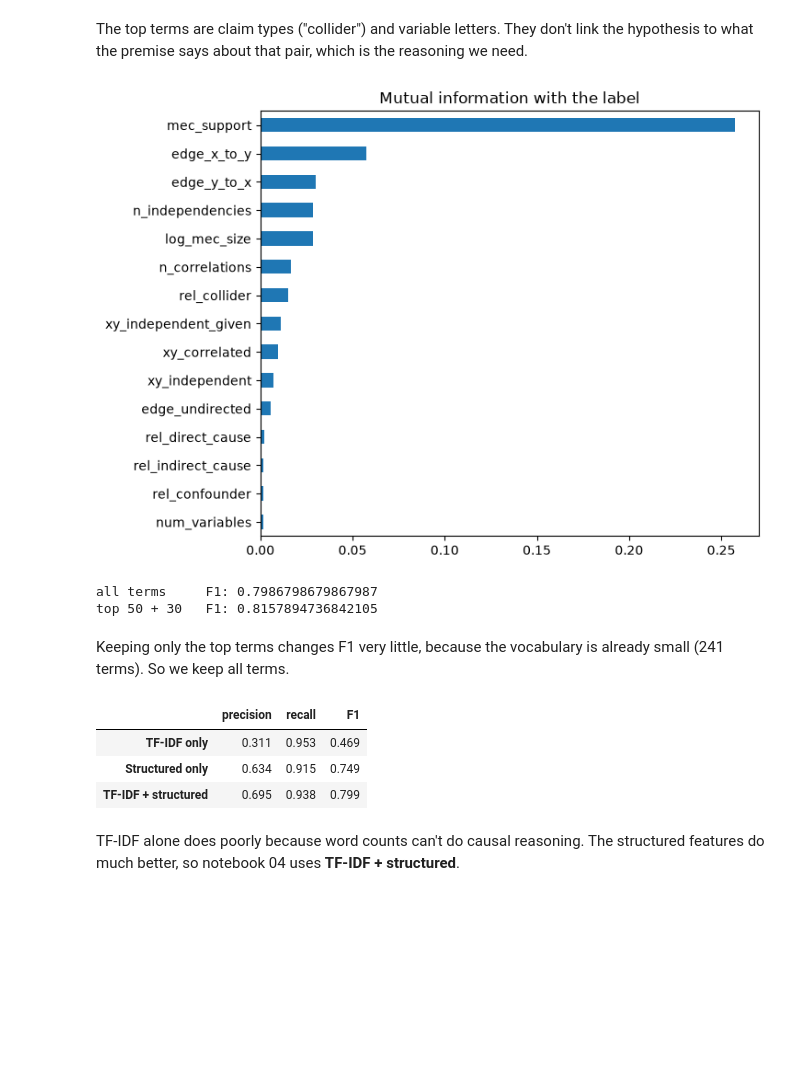
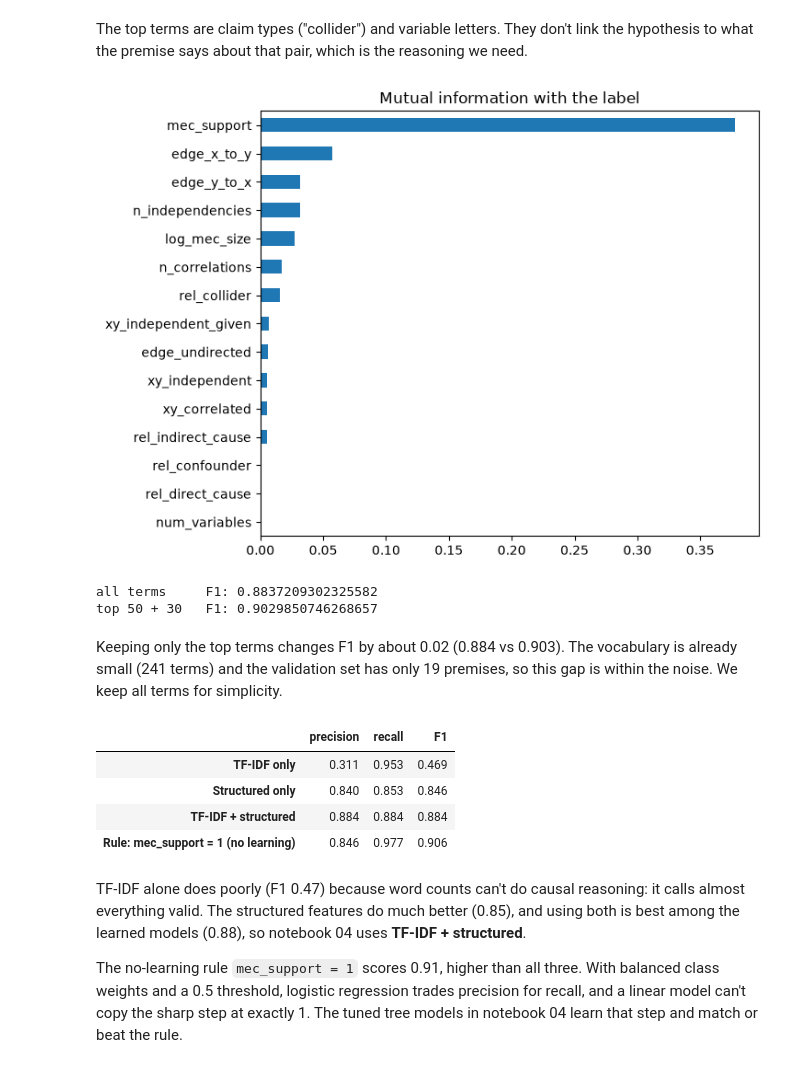
Before and after one commit to Jag2007/AI_ML_Project, a Jupyter notebook: notebooks/03_feature_engineering.ipynb, the cells around one changed output. Drawn from its saved outputs; the diff is of its cells as text; code cells hidden in the pictures; blank space fills up the shorter version.

Commit message:
use feature module, discrete mutual information and rule baseline in ablation

```diff
--- a/notebooks/03_feature_engineering.ipynb
+++ b/notebooks/03_feature_engineering.ipynb
@@ -34,8 +39,8 @@ data.head()
 | 4 | 25 | train | Suppose there is a closed system ... | D directly causes E. | 0 | 5 | parent | D | E | ... |
 # %%
 # ─── STEP 1: CLAIM TYPE ─────
-# one-hot encode the relation
-data = pd.concat([data, pd.get_dummies(data["relation"], prefix="rel", dtype=int)], axis=1)
+# one-hot encode the relation (the types have no order, so no label encoding)
+data = add_claim_type(data)
 data[["relation", "rel_collider", "rel_confounder", "rel_direct_cause", "rel_indirect_cause"]].head()
 # %% [output]
 |  | relation | rel_collider | rel_confounder | rel_direct_cause | rel_indirect_cause |
@@ -46,14 +51,8 @@ data[["relation", "rel_collider", "rel_confounder", "rel_direct_cause", "rel_ind
 | 4 | direct_cause | 0 | 0 | 1 | 0 |
 # %%
 # ─── STEP 2: WHAT THE PREMISE SAYS ─────
-data["n_correlations"] = data["premise"].str.count("correlates with")
-data["n_independencies"] = data["premise"].str.count("independent")
-
-# what the premise says about the two variables X and Y of the hypothesis
-data["xy_correlated"] = data.apply(lambda r: f"{r.x} correlates with {r.y}." in r.premise or f"{r.y} correlates with {r.x}." in r.premise, axis=1).astype(int)
-data["xy_independent"] = data.apply(lambda r: f"{r.x} is independent of {r.y}." in r.premise or f"{r.y} is independent of {r.x}." in r.premise, axis=1).astype(int)
-data["xy_independent_given"] = data.apply(lambda r: f"{r.x} and {r.y} are independent given" in r.premise or f"{r.y} and {r.x} are independent given" in r.premise, axis=1).astype(int)
-
+# counts of correlations and independences, and what the premise says about the pair X, Y of the hypothesis
+data = add_premise_facts(data)
 data[["hypothesis", "xy_correlated", "xy_independent", "xy_independent_given"]].head()
 # %% [output]
 |  | hypothesis | xy_correlated | xy_independent | xy_independent_given |
@@ -64,11 +63,8 @@ data[["hypothesis", "xy_correlated", "xy_independent", "xy_independent_given"]].
 | 4 | D directly causes E. | 1 | 0 | 1 |
 # %%
 # ─── STEP 3: WHAT THE PC GRAPH SAYS ─────
-data["edge_x_to_y"] = data.apply(lambda r: f"{r.x}->{r.y}" in r.directed_edges, axis=1).astype(int)
-data["edge_y_to_x"] = data.apply(lambda r: f"{r.y}->{r.x}" in r.directed_edges, axis=1).astype(int)
-data["edge_undirected"] = data.apply(lambda r: f"{min(r.x, r.y)}-{max(r.x, r.y)}" in r.undirected_edges, axis=1).astype(int)
-data["log_mec_size"] = np.log(data["mec_size"])
-
+# which way PC points the X-Y edge, and the log of how many DAGs fit the premise
+data = add_graph_facts(data)
 data[["hypothesis", "directed_edges", "edge_x_to_y", "edge_y_to_x", "edge_undirected", "mec_support"]].head()
 # %% [output]
 |  | hypothesis | directed_edges | edge_x_to_y | edge_y_to_x | edge_undirected | mec_support |
@@ -78,11 +74,7 @@ data[["hypothesis", "directed_edges", "edge_x_to_y", "edge_y_to_x", "edge_undire
 | 3 | D causes something else which cau... | A->C;A->D;B->C;B->D;C->E | 0 | 0 | 0 | 0.5 |
 | 4 | D directly causes E. | A->C;A->D;B->C;B->D;C->E | 0 | 0 | 0 | 0.0 |
 # %%
-FEATURES = ["num_variables", "n_correlations", "n_independencies",
-            "rel_collider", "rel_confounder", "rel_direct_cause", "rel_indirect_cause",
-            "xy_correlated", "xy_independent", "xy_independent_given",
-            "edge_x_to_y", "edge_y_to_x", "edge_undirected", "log_mec_size", "mec_support"]
-
+# the 15 structured features (FEATURES comes from src/c2c/features.py)
 train = data[data["split"] == "train"]
 validation = data[data["split"] == "validation"]
 y_train = train["label"]
@@ -168,11 +160,14 @@ The top terms are claim types ("collider") and variable letters. They don't link
 premise says about that pair, which is the reasoning we need.
 # %%
 # structured features by mutual information
-mi = mutual_info_classif(train[FEATURES], y_train, random_state=42)
+# the 0/1 and count columns are discrete; only log_mec_size and mec_support are continuous
+discrete = [feature not in ["log_mec_size", "mec_support"] for feature in FEATURES]
+mi = mutual_info_classif(train[FEATURES], y_train, discrete_features=discrete, random_state=42)
 pd.Series(mi, index=FEATURES).sort_values().plot(kind="barh", figsize=(7, 6), title="Mutual information with the label")
+plt.savefig("../report/figures/mutual_information.png", dpi=150, bbox_inches="tight")
 plt.show()
 # %% [output]
-[figure, old version]
+[figure, new version]
 # %%
 # does keeping only the top TF-IDF terms help?
 select_premise = SelectKBest(chi2, k=50)
@@ -196,11 +191,11 @@ model = LogisticRegression(max_iter=2000, class_weight="balanced")
 model.fit(X_train_top, y_train)
 print("top 50 + 30   F1:", f1_score(y_val, model.predict(X_val_top)))
 # %% [output]
-all terms     F1: 0.7986798679867987
-top 50 + 30   F1: 0.8157894736842105
+all terms     F1: 0.8837209302325582
+top 50 + 30   F1: 0.9029850746268657
 # %% [markdown]
-Keeping only the top terms changes F1 very little, because the vocabulary is already small (241 terms).
-So we keep all terms.
+Keeping only the top terms changes F1 by about 0.02 (0.884 vs 0.903). The vocabulary is already small (241 terms)
+and the validation set has only 19 premises, so this gap is within the noise. We keep all terms for simplicity.
 # %%
 # ─── STEP 7: TF-IDF vs STRUCTURED vs BOTH ─────
 X_train_text = np.hstack([X_train_premise, X_train_hypothesis])
@@ -218,20 +213,31 @@ model = LogisticRegression(max_iter=2000, class_weight="balanced")
 model.fit(X_train_all, y_train)
 pred_both = model.predict(X_val_all)
 
+# no learning: valid if the claim holds in every fitting DAG
+pred_rule = (validation["mec_support"] == 1).astype(int)
+
+predictions = {"TF-IDF only": pred_text, "Structured only": pred_structured,
+               "TF-IDF + structured": pred_both, "Rule: mec_support = 1 (no learning)": pred_rule}
 comparison = pd.DataFrame({
-    "precision": [precision_score(y_val, pred_text), precision_score(y_val, pred_structured), precision_score(y_val, pred_both)],
-    "recall": [recall_score(y_val, pred_text), recall_score(y_val, pred_structured), recall_score(y_val, pred_both)],
-    "F1": [f1_score(y_val, pred_text), f1_score(y_val, pred_structured), f1_score(y_val, pred_both)],
-}, index=["TF-IDF only", "Structured only", "TF-IDF + structured"])
+    "precision": [precision_score(y_val, p) for p in predictions.values()],
+    "recall": [recall_score(y_val, p) for p in predictions.values()],
+    "F1": [f1_score(y_val, p) for p in predictions.values()],
+}, index=predictions.keys())
 comparison.round(3)
 # %% [output]
 |  | precision | recall | F1 |
 | TF-IDF only | 0.311 | 0.953 | 0.469 |
-| Structured only | 0.634 | 0.915 | 0.749 |
-| TF-IDF + structured | 0.695 | 0.938 | 0.799 |
+| Structured only | 0.840 | 0.853 | 0.846 |
+| TF-IDF + structured | 0.884 | 0.884 | 0.884 |
+| Rule: mec_support = 1 (no learning) | 0.846 | 0.977 | 0.906 |
 # %% [markdown]
-TF-IDF alone does poorly because word counts can't do causal reasoning. The structured features do much better,
-so notebook 04 uses **TF-IDF + structured**.
+TF-IDF alone does poorly (F1 0.47) because word counts can't do causal reasoning: it calls almost everything valid.
+The structured features do much better (0.85), and using both is best among the learned models (0.88), so
+notebook 04 uses **TF-IDF + structured**.
+
+The no-learning rule `mec_support = 1` scores 0.91, higher than all three. With balanced class weights and a
+0.5 threshold, logistic regression trades precision for recall, and a linear model can't copy the sharp step at
+exactly 1. The tuned tree models in notebook 04 learn that step and match or beat the rule.
 # %%
 # ─── STEP 8: FEATURE IMPORTANCE ─────
 lr = LogisticRegression(max_iter=2000, class_weight="balanced")
```
Also changed, not shown: parts of 5 cells of this notebook.
